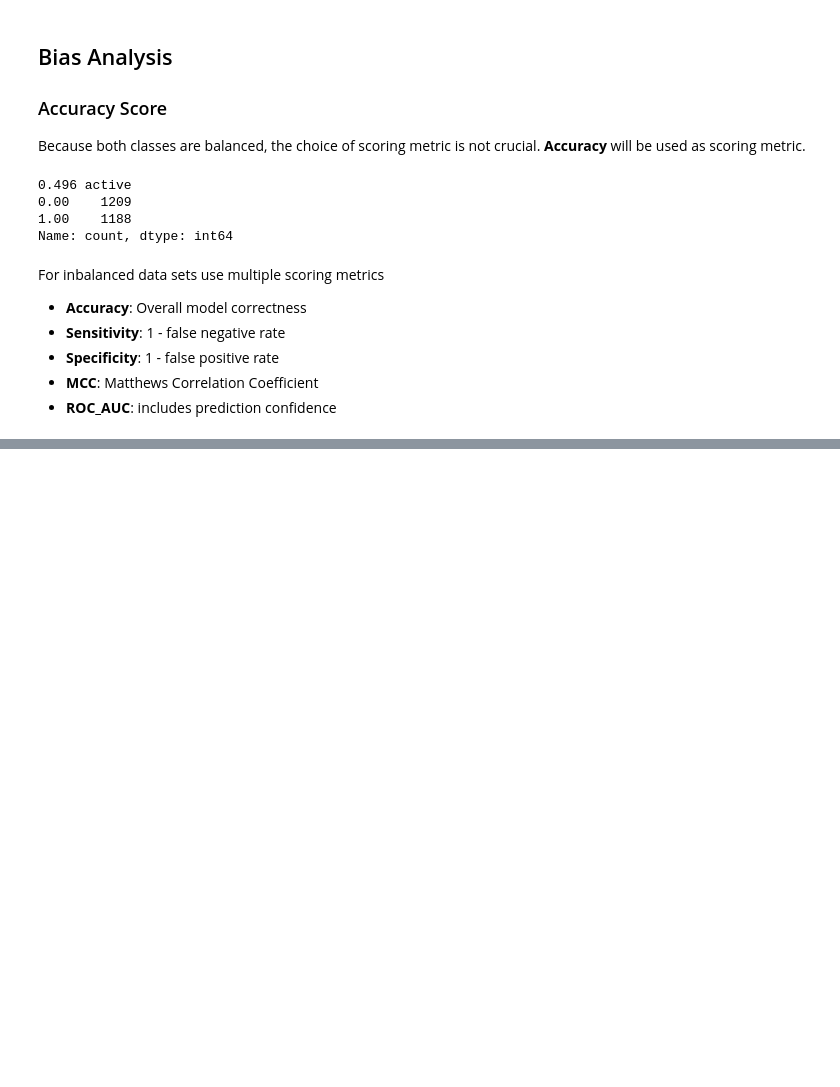
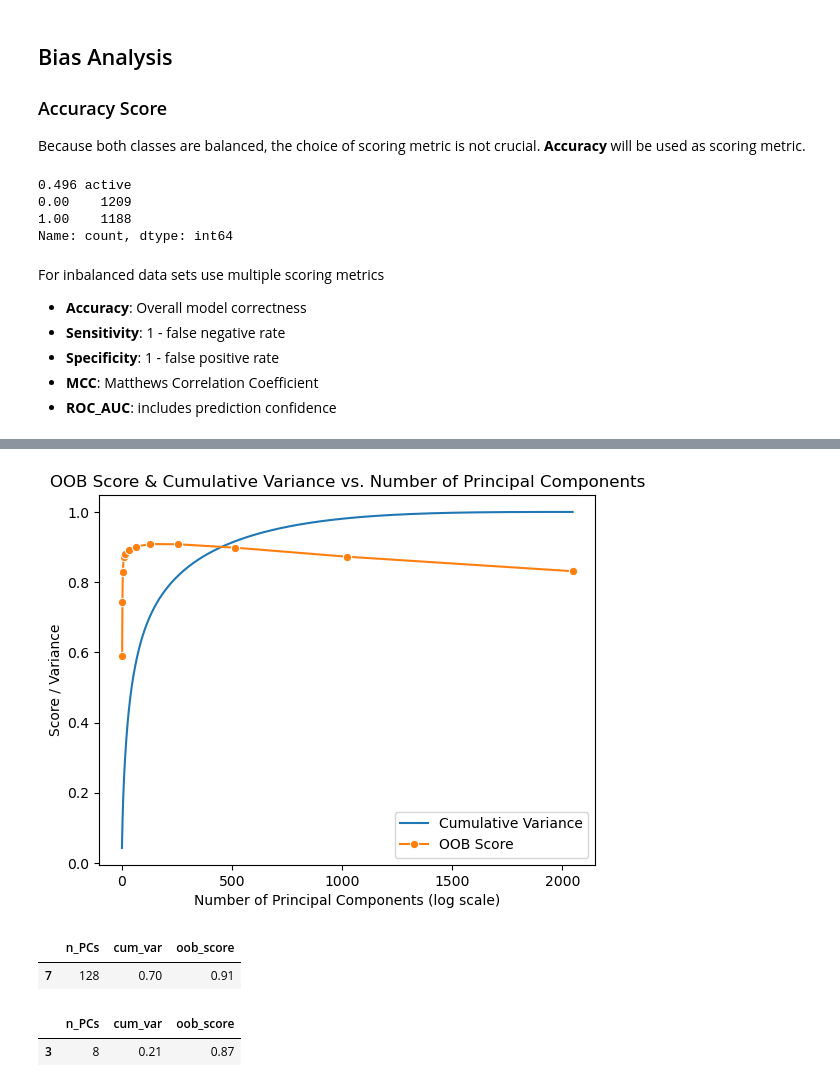
Before and after one commit to HoffOskar/QSAR_BRD4, a Jupyter notebook: 03_QSAR_classifier/01_feature_selection.ipynb, the cells around one changed output, grey strips where cells are left out. Drawn from its saved outputs; the diff is of its cells as text; code cells hidden in the pictures; blank space fills up the shorter version.

```diff
--- a/03_QSAR_classifier/01_feature_selection.ipynb
+++ b/03_QSAR_classifier/01_feature_selection.ipynb
@@ -577,0 +166,27 @@ with open("temp/05_2_test_data.pkl", "wb") as file:
+# %%
+def oob(n_components, X=all_PCs, y=df["active"].values):
+    ### Instantiate Random Forest Classifier
+    rf_clf = sk.ensemble.RandomForestClassifier(
+        oob_score=True,  # quasi test score
+        random_state=SEED,  # reproducability
+    )
+
+    ### Fit the model with n PCs
+    rf_clf.fit(X[:, : int(n_components)], y)
+
+    ### Calculate the OOB score (uses accuracy as default)
+    oob_score = rf_clf.oob_score_
+
+    return oob_score
+# %%
+### Create a DataFrame to store the results
+results_df = pd.DataFrame(
+    np.logspace(0, 11, num=12, base=2).astype(int), columns=["n_PCs"]
+)
+
+### Add the cumulative variance for each n_PC
+results_df["cum_var"] = cumulative_variance[results_df["n_PCs"] - 1]
+
+### Calculate the OOB score for each n_PC
+results_df["oob_score"] = results_df["n_PCs"].progress_apply(oob)
+results_df
@@ -577,0 +207,25 @@ with open("temp/05_2_test_data.pkl", "wb") as file:
+# %%
+### Plot both OOB score and cumulative variance
+sns.lineplot(x=features, y=cumulative_variance, label="Cumulative Variance")
+sns.lineplot(data=results_df, x="n_PCs", y="oob_score", marker="o", label="OOB Score")
+
+### Log scale for x-axis
+plt.xlabel("Number of Principal Components (log scale)")
+plt.ylabel("Score / Variance")
+plt.title("OOB Score & Cumulative Variance vs. Number of Principal Components")
+plt.legend()
+plt.show()
+# %% [output]
+[figure, added]
+# %%
+### Highest OOB score
+results_df.loc[results_df["oob_score"] == results_df["oob_score"].max()]
+# %% [output]
+|  | n_PCs | cum_var | oob_score |
+| 7 | 128 | 0.70 | 0.91 |
+# %%
+### 95% of highest OOB score
+results_df.loc[results_df["oob_score"] >= results_df["oob_score"].max() * 0.95].head(1)
+# %% [output]
+|  | n_PCs | cum_var | oob_score |
+| 3 | 8 | 0.21 | 0.87 |
```
Also changed, not shown: parts of 48 cells of this notebook, 1 other file.
